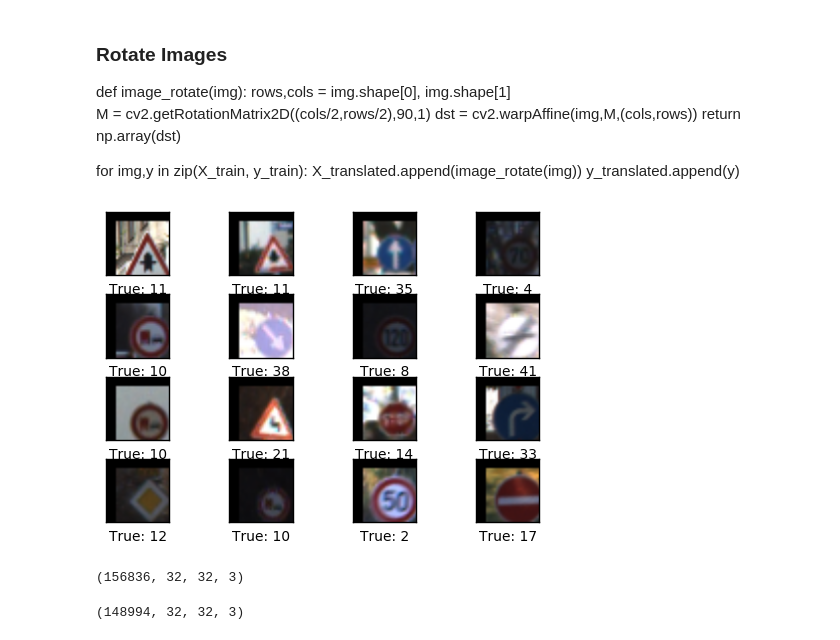
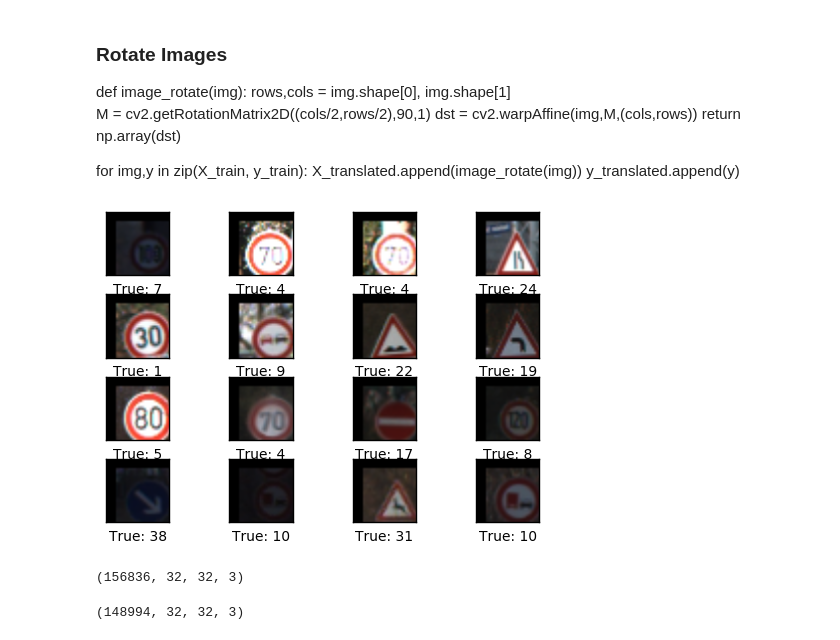
Before and after one commit to ajitmotra/Traffic_Signs_Recognition, a Jupyter notebook: Traffic_Signs_Recognition.ipynb, the cells around one changed output. Cells and saved outputs as stored; diff of their text form; code cells hidden in the pictures.

```diff
--- a/Traffic_Signs_Recognition.ipynb
+++ b/Traffic_Signs_Recognition.ipynb
@@ -171,32 +171,32 @@ for img,y in zip(X_train, y_train):
 # %%
 ### Change Perspective
 
 def image_pers_trans(img):
     rows,cols = img.shape[0], img.shape[1]
     pts1 = np.float32([[5,5],[27,5],[5,27],[27,27]])
     pts2 = np.float32([[0,0],[32,0],[0,32],[32,32]])
     M = cv2.getPerspectiveTransform(pts1,pts2)
     dst = cv2.warpPerspective(img,M,(32,32))
     return np.array(dst)
 
 for img,y in zip(X_train, y_train):
     X_translated.append(image_pers_trans(img))
     y_translated.append(y)
 
 
 #Finally append all the original images as well
 for img,y in zip(X_train, y_train):
     X_translated.append(img)
     y_translated.append(y)
 
 X_train = X_translated
 y_train = y_translated
-plot_images(X_translated[0:16],np.argmax(y_translated[0:16], axis=1),None,None)
+plot_images(X_translated[16:32],np.argmax(y_translated[16:32], axis=1),None,None)
 X_train = np.array(X_train)
 print(X_train.shape)
 X_train, X_val, y_train, y_val = train_test_split(X_train, y_train, test_size=0.05, random_state=42)
 # %% [output]
-[figure, old version]
+[figure, new version]
 (156836, 32, 32, 3)
 # %%
 
```
Also changed, not shown: parts of 21 cells of this notebook.
